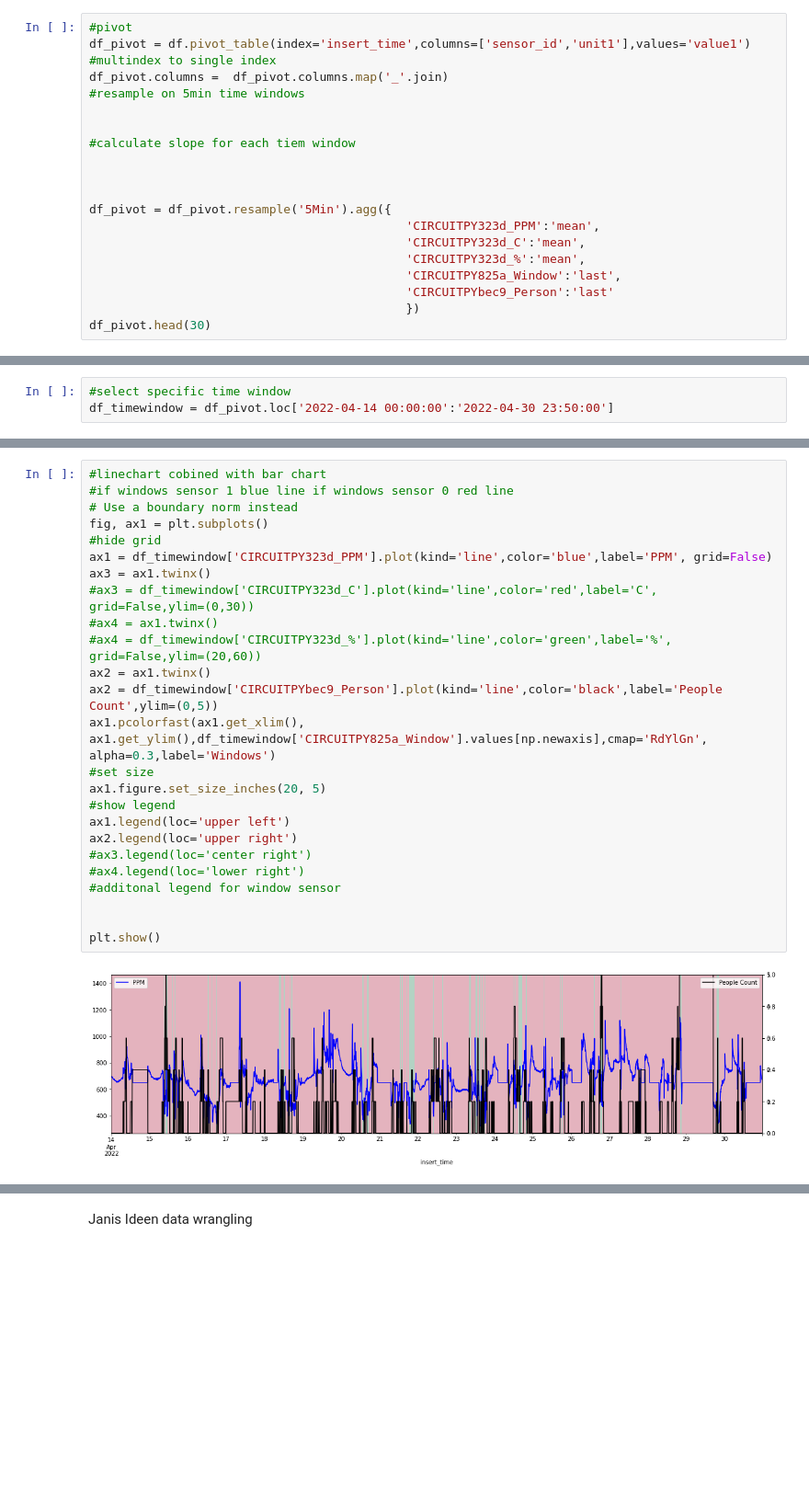
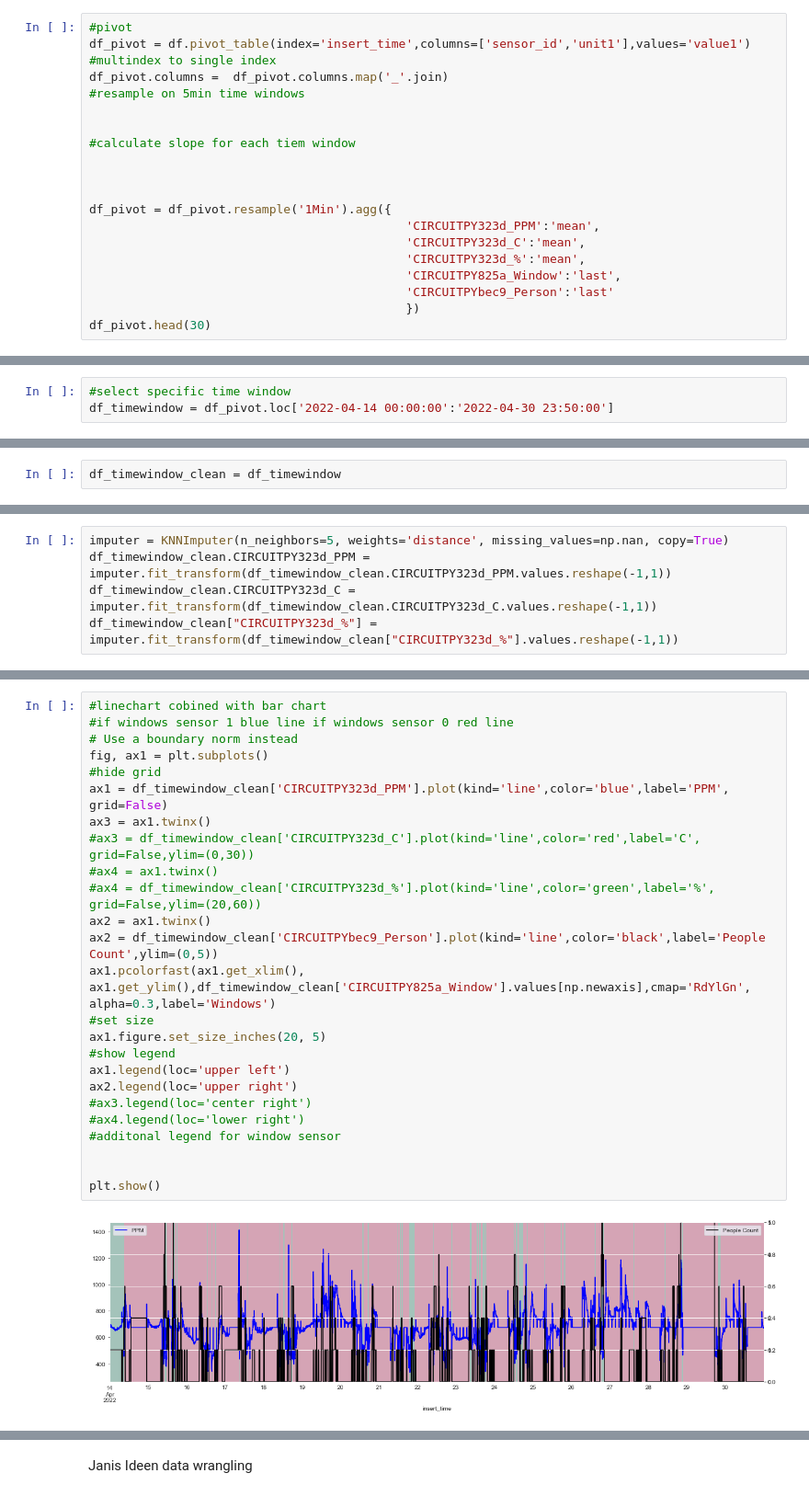
Before and after one commit to nicolarohner1337/smartclassroom, a Jupyter notebook: analyse/nicola.ipynb, the cells around one changed output, grey strips where cells are left out. Shown at 92% size. Drawn from its saved outputs; the diff is of its cells as text; blank space fills up the shorter version.

```diff
--- a/analyse/nicola.ipynb
+++ b/analyse/nicola.ipynb
@@ -54,7 +62,7 @@ df_pivot.columns =	df_pivot.columns.map('_'.join)
 
 
 
-df_pivot = df_pivot.resample('5Min').agg({
+df_pivot = df_pivot.resample('1Min').agg({
                                             'CIRCUITPY323d_PPM':'mean',
                                             'CIRCUITPY323d_C':'mean',
                                             'CIRCUITPY323d_%':'mean',
@@ -113,0 +136,2 @@ See the caveats in the documentation: https://pandas.pydata.org/pandas-docs/stab
+# %%
+df_timewindow_clean = df_timewindow
@@ -113,0 +155,5 @@ See the caveats in the documentation: https://pandas.pydata.org/pandas-docs/stab
+# %%
+imputer = KNNImputer(n_neighbors=5, weights='distance', missing_values=np.nan, copy=True)
+df_timewindow_clean.CIRCUITPY323d_PPM = imputer.fit_transform(df_timewindow_clean.CIRCUITPY323d_PPM.values.reshape(-1,1))
+df_timewindow_clean.CIRCUITPY323d_C = imputer.fit_transform(df_timewindow_clean.CIRCUITPY323d_C.values.reshape(-1,1))
+df_timewindow_clean["CIRCUITPY323d_%"] = imputer.fit_transform(df_timewindow_clean["CIRCUITPY323d_%"].values.reshape(-1,1))
@@ -114,30 +210,30 @@ See the caveats in the documentation: https://pandas.pydata.org/pandas-docs/stab
 # %%
 #linechart cobined with bar chart
 #if windows sensor 1 blue line if windows sensor 0 red line
 # Use a boundary norm instead
 fig, ax1 = plt.subplots()
 #hide grid
-ax1 = df_timewindow['CIRCUITPY323d_PPM'].plot(kind='line',color='blue',label='PPM', grid=False)
+ax1 = df_timewindow_clean['CIRCUITPY323d_PPM'].plot(kind='line',color='blue',label='PPM', grid=False)
 ax3 = ax1.twinx()
-#ax3 = df_timewindow['CIRCUITPY323d_C'].plot(kind='line',color='red',label='C', grid=False,ylim=(0,30))
+#ax3 = df_timewindow_clean['CIRCUITPY323d_C'].plot(kind='line',color='red',label='C', grid=False,ylim=(0,30))
 #ax4 = ax1.twinx()
-#ax4 = df_timewindow['CIRCUITPY323d_%'].plot(kind='line',color='green',label='%', grid=False,ylim=(20,60))
+#ax4 = df_timewindow_clean['CIRCUITPY323d_%'].plot(kind='line',color='green',label='%', grid=False,ylim=(20,60))
 ax2 = ax1.twinx()
-ax2 = df_timewindow['CIRCUITPYbec9_Person'].plot(kind='line',color='black',label='People Count',ylim=(0,5))
-ax1.pcolorfast(ax1.get_xlim(), ax1.get_ylim(),df_timewindow['CIRCUITPY825a_Window'].values[np.newaxis],cmap='RdYlGn', alpha=0.3,label='Windows')
+ax2 = df_timewindow_clean['CIRCUITPYbec9_Person'].plot(kind='line',color='black',label='People Count',ylim=(0,5))
+ax1.pcolorfast(ax1.get_xlim(), ax1.get_ylim(),df_timewindow_clean['CIRCUITPY825a_Window'].values[np.newaxis],cmap='RdYlGn', alpha=0.3,label='Windows')
 #set size
 ax1.figure.set_size_inches(20, 5)
 #show legend
 ax1.legend(loc='upper left')
 ax2.legend(loc='upper right')
 #ax3.legend(loc='center right')
 #ax4.legend(loc='lower right')
 #additonal legend for window sensor
 
 
 plt.show()
 # %% [output]
-[figure, old version]
+[figure, new version]
 # %%
 #fill nas for PPM  with sklean.impute KNN imputation
 Simple_Imputer = sklearn.impute.SimpleImputer(strategy='mean')
```
Also changed, not shown: parts of 51 cells of this notebook.
